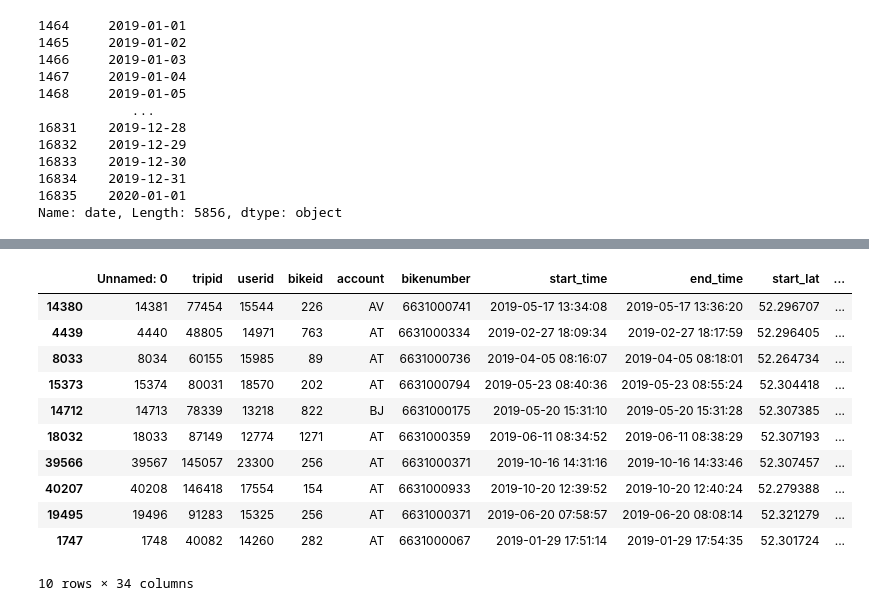
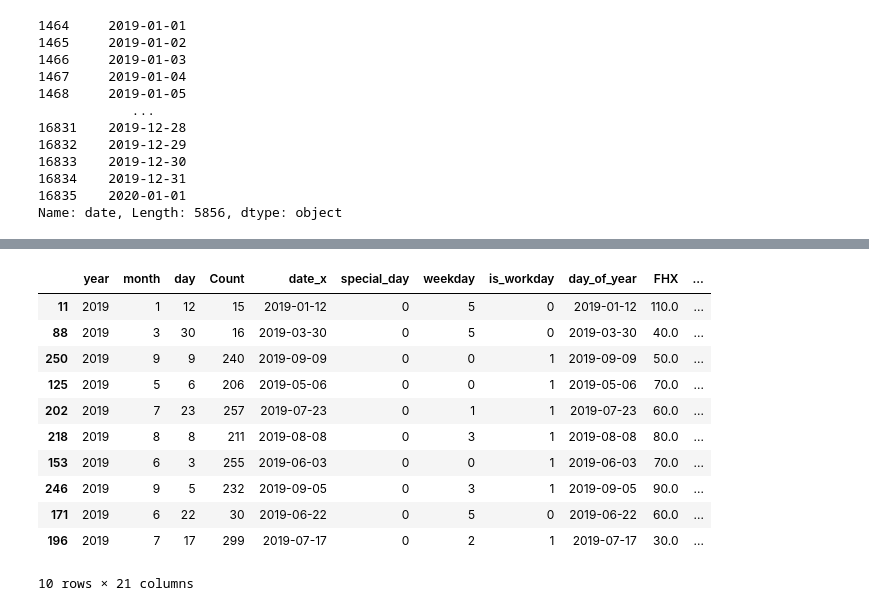
Before and after one commit to berryhijwegen/DIP, a Jupyter notebook: Flickbike_casus_opdr_1_berry_hijwegen.ipynb, the cells around one changed output, grey strips where cells are left out. Drawn from its saved outputs; the diff is of its cells as text; code cells hidden in the pictures.

```diff
--- a/Flickbike_casus_opdr_1_berry_hijwegen.ipynb
+++ b/Flickbike_casus_opdr_1_berry_hijwegen.ipynb
@@ -224,20 +251,26 @@ See the caveats in the documentation: https://pandas.pydata.org/pandas-docs/stab
 16834    2019-12-31
 16835    2020-01-01
 Name: date, Length: 5856, dtype: object
+# %%
+# Add datetime object to bike count data
+count_by_day['day_of_year'] = count_by_day['date'].dt.date
 # %%
-# For each record, get the closest weather station.
-from scipy.spatial.distance import cdist
+#For each record, get the closest weather station.
+# from scipy.spatial.distance import cdist
 
-def closest_point(point, points):
-    """ Find closest point from a list of points. """
-    return points[cdist([point], points).argmin()]
+# def closest_point(point, points):
+#     """ Find closest point from a list of points. """
+#     return points[cdist([point], points).argmin()]
 
-def match_value(df, col1, x, col2):
-    """ Match value x from col1 row to value in col2. """
-    return df[df[col1] == x][col2].values[0]
+# def match_value(df, col1, x, col2):
+#     """ Match value x from col1 row to value in col2. """
+#     return df[df[col1] == x][col2].values[0]
 
-locatie_STN['point'] = [(x, y) for x,y in zip(locatie_STN['LAT'], locatie_STN['LON'])]
-train_df['point'] = [(x, y) for x,y in zip(train_df['start_lat'], train_df['start_lng'])]
+# locatie_STN['point'] = [(x, y) for x,y in zip(locatie_STN['LAT'], locatie_STN['LON'])]
+# df['point'] = [(x, y) for x,y in zip(df['start_lat'], df['start_lng'])]
 
-train_df['closest_coord'] = [closest_point(x, list(locatie_STN['point'])) for x in train_df['point']]
-train_df['closest_weather_station'] = [match_value(locatie_STN, 'point', x, 'STN') for x in train_df['closest_coord']]
+# df['closest_coord'] = [closest_point(x, list(locatie_STN['point'])) for x in df['point']]
+# df['closest_weather_station'] = [match_value(locatie_STN, 'point', x, 'STN') for x in df['closest_coord']]
+
+count_by_day['closest_weather_station'] = 240
+KNMI_2019.dtypes
@@ -262,3 +294,3 @@ train_df
 # %%
 # Merge on date and STN
-train_df = pd.merge(train_df, KNMI_2019,  how='left', left_on=['day_of_year','closest_weather_station'], right_on = ['date','STN'])
+count_by_day = pd.merge(count_by_day, KNMI_2019,  how='left', left_on=['day_of_year','closest_weather_station'], right_on = ['date','STN'])
@@ -264,0 +301,5 @@ train_df = pd.merge(train_df, KNMI_2019,  how='left', left_on=['day_of_year','cl
+# %%
+# # remove temporary columns
+count_by_day.drop(columns=['date_y', 'STN', 'YYYYMMDD', 'closest_weather_station'], inplace=True)
+
+count_by_day.dtypes
@@ -265,15 +324,15 @@ train_df = pd.merge(train_df, KNMI_2019,  how='left', left_on=['day_of_year','cl
 # %%
-train_df.sample(10)
+count_by_day.sample(10)
 # %% [output]
-|  | Unnamed: 0 | tripid | userid | bikeid | account | bikenumber | start_time | end_time | start_lat | ... |
-| 14380 | 14381 | 77454 | 15544 | 226 | AV | 6631000741 | 2019-05-17 13:34:08 | 2019-05-17 13:36:20 | 52.296707 | ... |
-| 4439 | 4440 | 48805 | 14971 | 763 | AT | 6631000334 | 2019-02-27 18:09:34 | 2019-02-27 18:17:59 | 52.296405 | ... |
-| 8033 | 8034 | 60155 | 15985 | 89 | AT | 6631000736 | 2019-04-05 08:16:07 | 2019-04-05 08:18:01 | 52.264734 | ... |
-| 15373 | 15374 | 80031 | 18570 | 202 | AT | 6631000794 | 2019-05-23 08:40:36 | 2019-05-23 08:55:24 | 52.304418 | ... |
-| 14712 | 14713 | 78339 | 13218 | 822 | BJ | 6631000175 | 2019-05-20 15:31:10 | 2019-05-20 15:31:28 | 52.307385 | ... |
-| 18032 | 18033 | 87149 | 12774 | 1271 | AT | 6631000359 | 2019-06-11 08:34:52 | 2019-06-11 08:38:29 | 52.307193 | ... |
-| 39566 | 39567 | 145057 | 23300 | 256 | AT | 6631000371 | 2019-10-16 14:31:16 | 2019-10-16 14:33:46 | 52.307457 | ... |
-| 40207 | 40208 | 146418 | 17554 | 154 | AT | 6631000933 | 2019-10-20 12:39:52 | 2019-10-20 12:40:24 | 52.279388 | ... |
-| 19495 | 19496 | 91283 | 15325 | 256 | AT | 6631000371 | 2019-06-20 07:58:57 | 2019-06-20 08:08:14 | 52.321279 | ... |
-| 1747 | 1748 | 40082 | 14260 | 282 | AT | 6631000067 | 2019-01-29 17:51:14 | 2019-01-29 17:54:35 | 52.301724 | ... |
+|  | year | month | day | Count | date_x | special_day | weekday | is_workday | day_of_year | FHX | ... |
+| 11 | 2019 | 1 | 12 | 15 | 2019-01-12 | 0 | 5 | 0 | 2019-01-12 | 110.0 | ... |
+| 88 | 2019 | 3 | 30 | 16 | 2019-03-30 | 0 | 5 | 0 | 2019-03-30 | 40.0 | ... |
+| 250 | 2019 | 9 | 9 | 240 | 2019-09-09 | 0 | 0 | 1 | 2019-09-09 | 50.0 | ... |
+| 125 | 2019 | 5 | 6 | 206 | 2019-05-06 | 0 | 0 | 1 | 2019-05-06 | 70.0 | ... |
+| 202 | 2019 | 7 | 23 | 257 | 2019-07-23 | 0 | 1 | 1 | 2019-07-23 | 60.0 | ... |
+| 218 | 2019 | 8 | 8 | 211 | 2019-08-08 | 0 | 3 | 1 | 2019-08-08 | 80.0 | ... |
+| 153 | 2019 | 6 | 3 | 255 | 2019-06-03 | 0 | 0 | 1 | 2019-06-03 | 70.0 | ... |
+| 246 | 2019 | 9 | 5 | 232 | 2019-09-05 | 0 | 3 | 1 | 2019-09-05 | 90.0 | ... |
+| 171 | 2019 | 6 | 22 | 30 | 2019-06-22 | 0 | 5 | 0 | 2019-06-22 | 60.0 | ... |
+| 196 | 2019 | 7 | 17 | 299 | 2019-07-17 | 0 | 2 | 1 | 2019-07-17 | 30.0 | ... |
-10 rows × 34 columns
+10 rows × 21 columns
```
Also changed, not shown: parts of 39 cells of this notebook.
